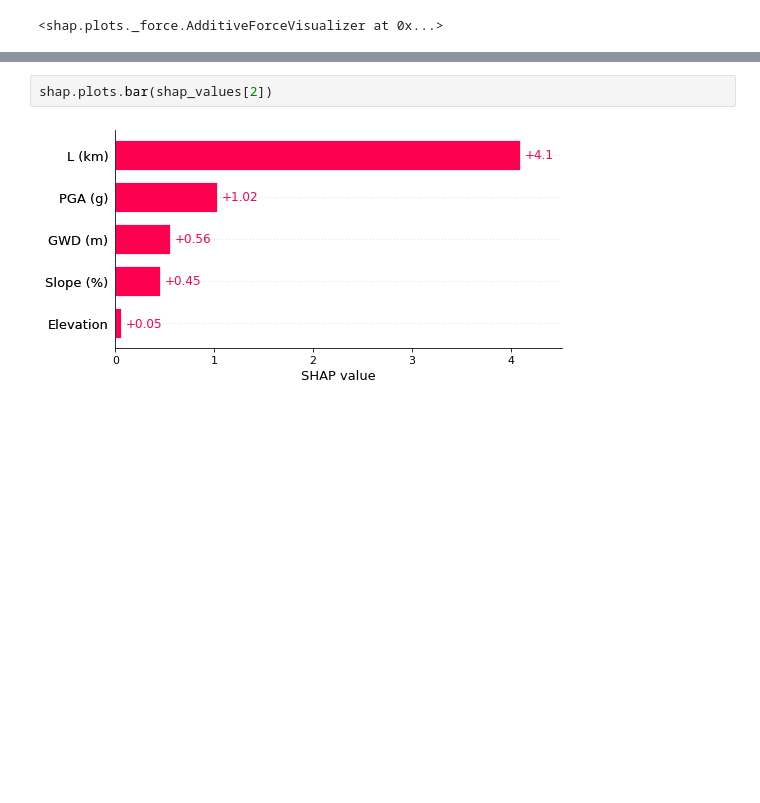
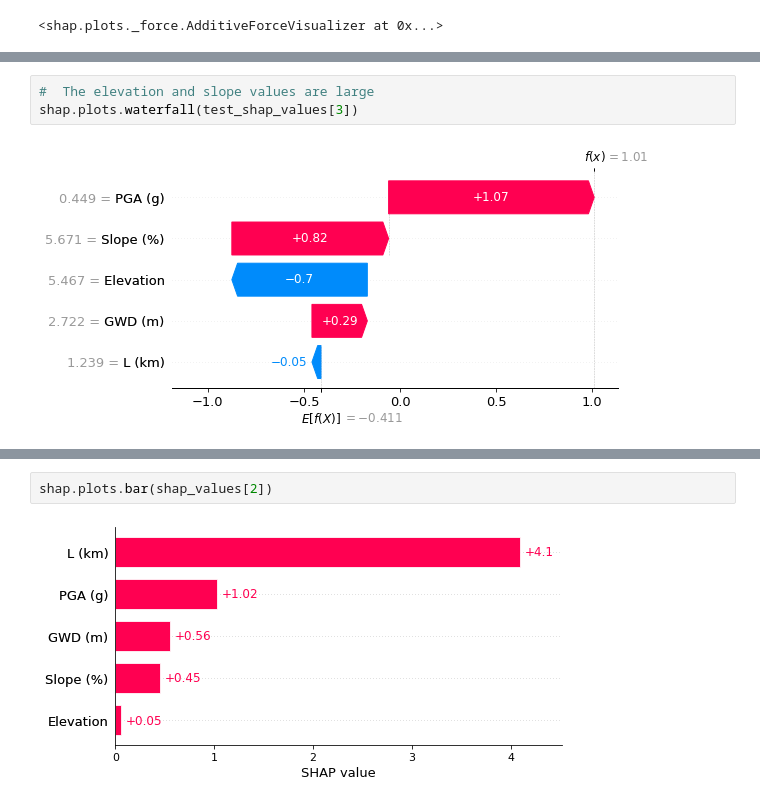
Before and after one commit to geoelements/xai-lateral-spreading, a Jupyter notebook: xgboost-classifier.ipynb, the cells around one changed output, grey strips where cells are left out. Drawn from its saved outputs; the diff is of its cells as text; blank space fills up the shorter version.

```diff
--- a/xgboost-classifier.ipynb
+++ b/xgboost-classifier.ipynb
@@ -88,0 +139,5 @@ shap.plots.force(shap_values[2])
+# %%
+#  The elevation and slope values are large
+shap.plots.waterfall(test_shap_values[3])
+# %% [output]
+[figure, added]
```
Also changed, not shown: parts of 14 cells of this notebook.
